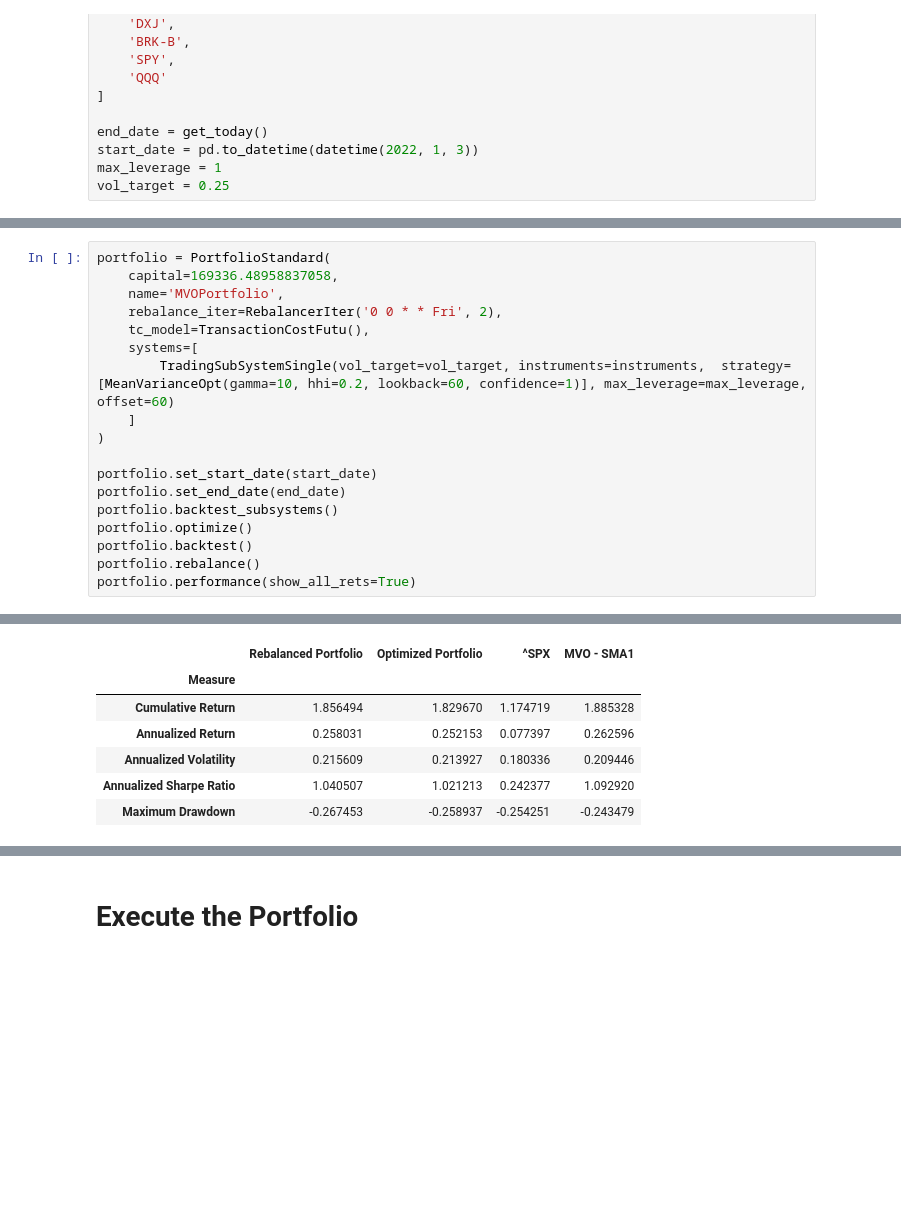
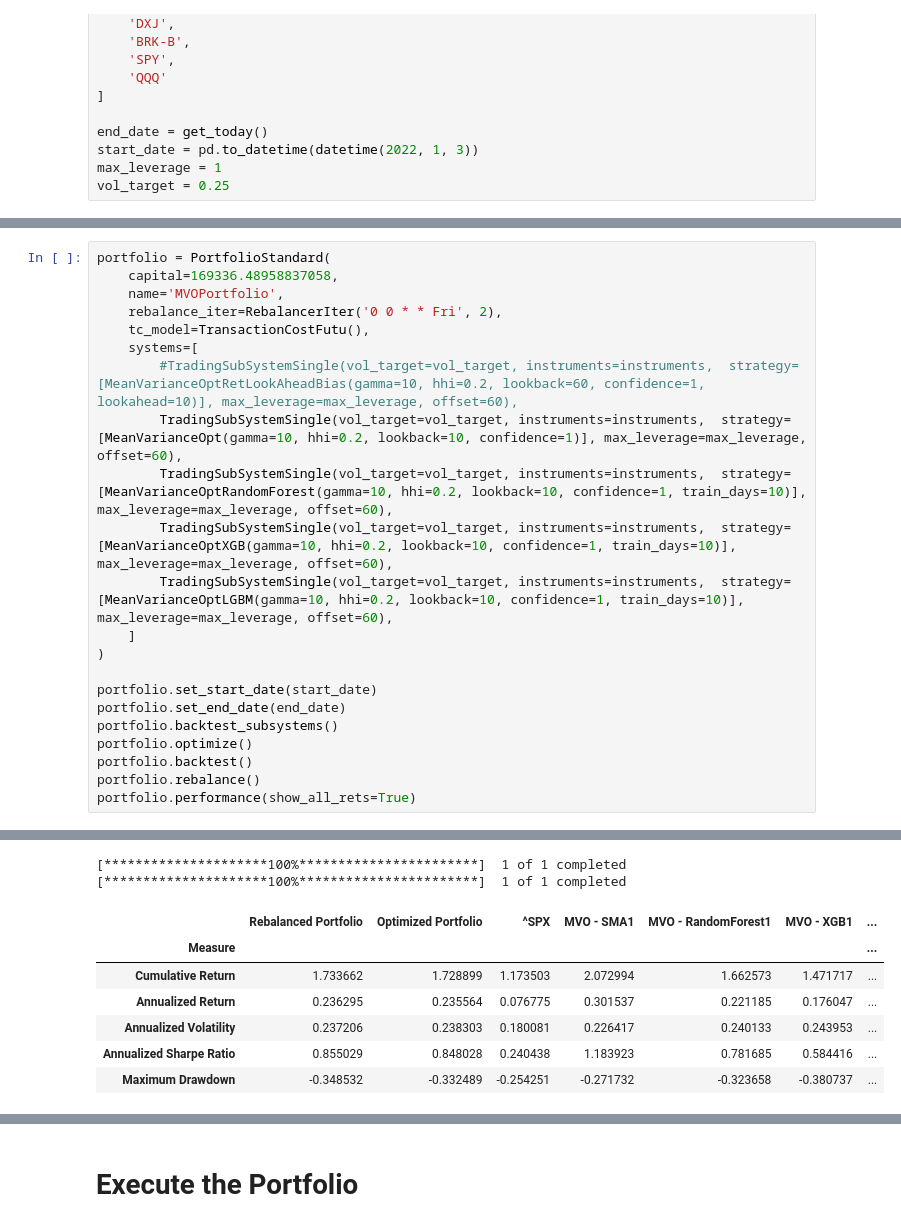
Before and after one commit to lok419/my-trading, a Jupyter notebook: strategy_v2/ExecutePortfoliov2.ipynb, the cells around one changed output, grey strips where cells are left out. Drawn from its saved outputs; the diff is of its cells as text; blank space fills up the shorter version.

Commit message:
add ML model to predict return in MVO portfolio

```diff
--- a/strategy_v2/ExecutePortfoliov2.ipynb
+++ b/strategy_v2/ExecutePortfoliov2.ipynb
@@ -41,7 +52,11 @@ portfolio = PortfolioStandard(
     rebalance_iter=RebalancerIter('0 0 * * Fri', 2),
     tc_model=TransactionCostFutu(),
     systems=[
-        TradingSubSystemSingle(vol_target=vol_target, instruments=instruments,  strategy=[MeanVarianceOpt(gamma=10, hhi=0.2, lookback=60, confidence=1)], max_leverage=max_leverage, offset=60)
+        #TradingSubSystemSingle(vol_target=vol_target, instruments=instruments,  strategy=[MeanVarianceOptRetLookAheadBias(gamma=10, hhi=0.2, lookback=60, confidence=1, lookahead=10)], max_leverage=max_leverage, offset=60),
+        TradingSubSystemSingle(vol_target=vol_target, instruments=instruments,  strategy=[MeanVarianceOpt(gamma=10, hhi=0.2, lookback=10, confidence=1)], max_leverage=max_leverage, offset=60),
+        TradingSubSystemSingle(vol_target=vol_target, instruments=instruments,  strategy=[MeanVarianceOptRandomForest(gamma=10, hhi=0.2, lookback=10, confidence=1, train_days=10)], max_leverage=max_leverage, offset=60),
+        TradingSubSystemSingle(vol_target=vol_target, instruments=instruments,  strategy=[MeanVarianceOptXGB(gamma=10, hhi=0.2, lookback=10, confidence=1, train_days=10)], max_leverage=max_leverage, offset=60),
+        TradingSubSystemSingle(vol_target=vol_target, instruments=instruments,  strategy=[MeanVarianceOptLGBM(gamma=10, hhi=0.2, lookback=10, confidence=1, train_days=10)], max_leverage=max_leverage, offset=60),
     ]
 )
 
@@ -56,10 +79,12 @@ portfolio.performance(show_all_rets=True)
+[*********************100%***********************]  1 of 1 completed
+[*********************100%***********************]  1 of 1 completed
-|  | Rebalanced Portfolio | Optimized Portfolio | ^SPX | MVO - SMA1 |
-| Measure |  |  |  |  |
-| Cumulative Return | 1.856494 | 1.829670 | 1.174719 | 1.885328 |
-| Annualized Return | 0.258031 | 0.252153 | 0.077397 | 0.262596 |
-| Annualized Volatility | 0.215609 | 0.213927 | 0.180336 | 0.209446 |
-| Annualized Sharpe Ratio | 1.040507 | 1.021213 | 0.242377 | 1.092920 |
-| Maximum Drawdown | -0.267453 | -0.258937 | -0.254251 | -0.243479 |
+|  | Rebalanced Portfolio | Optimized Portfolio | ^SPX | MVO - SMA1 | MVO - RandomForest1 | MVO - XGB1 | ... |
+| Measure |  |  |  |  |  |  | ... |
+| Cumulative Return | 1.733662 | 1.728899 | 1.173503 | 2.072994 | 1.662573 | 1.471717 | ... |
+| Annualized Return | 0.236295 | 0.235564 | 0.076775 | 0.301537 | 0.221185 | 0.176047 | ... |
+| Annualized Volatility | 0.237206 | 0.238303 | 0.180081 | 0.226417 | 0.240133 | 0.243953 | ... |
+| Annualized Sharpe Ratio | 0.855029 | 0.848028 | 0.240438 | 1.183923 | 0.781685 | 0.584416 | ... |
+| Maximum Drawdown | -0.348532 | -0.332489 | -0.254251 | -0.271732 | -0.323658 | -0.380737 | ... |
 # %%
 portfolio.get_position_for_trade()
 # %% [output]
```
Also changed, not shown: parts of 4 cells of this notebook, 6 other files.
